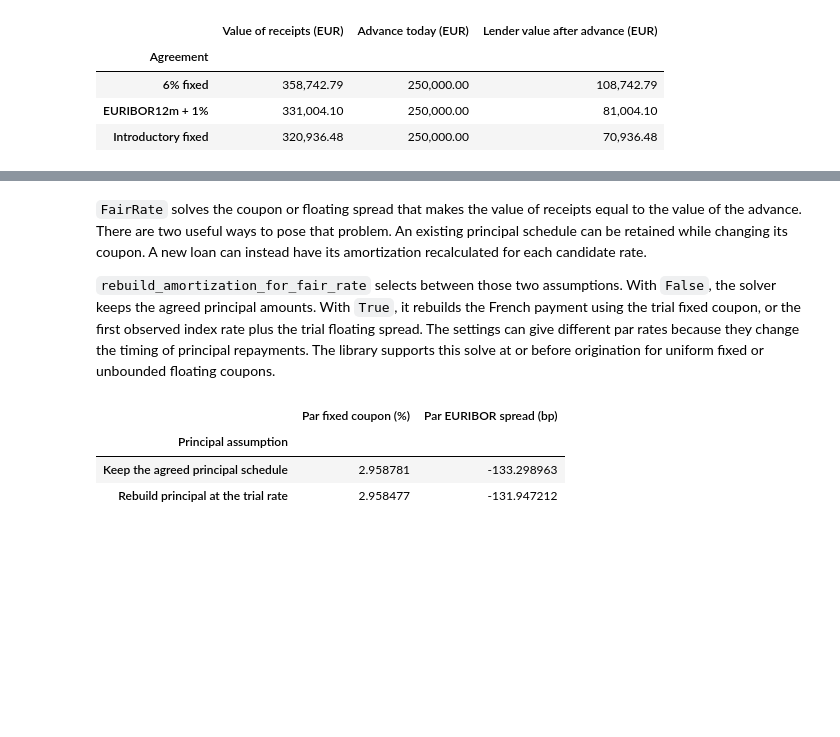
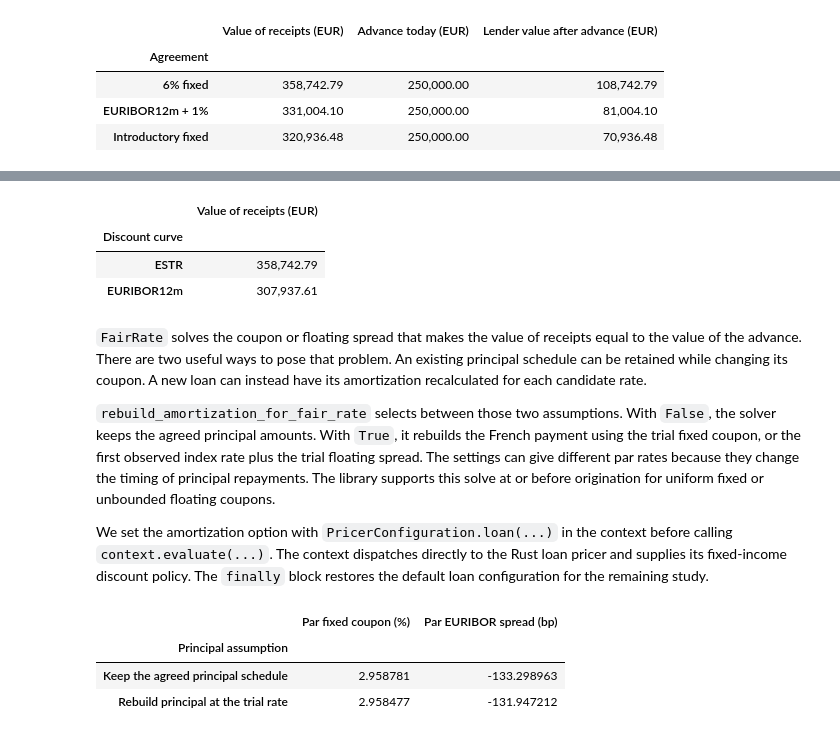
Before and after one commit to jmelo11/quantsupport, a Jupyter notebook: bindings/python/examples/valuation/loans/loans.ipynb, the cells around one changed output, grey strips where cells are left out. Saved outputs shown, nothing was run; the diff lists cells and outputs as text; code cells hidden in the pictures; blank space fills up the shorter version.

```diff
--- a/bindings/python/examples/valuation/loans/loans.ipynb
+++ b/bindings/python/examples/valuation/loans/loans.ipynb
@@ -278,9 +288,8 @@ repayment_choices = {
 repayment_comparison = []
 with context:
     for label, instrument in repayment_choices.items():
-        result = pricer.evaluate(
+        result = context.evaluate(
             trade=qs.Trade(instrument=instrument, trade_date=valuation_date),
-            context=context,
             requests=[qs.Request.Value, qs.Request.Cashflows],
         )
         payments = result.cashflows.groupby("payment_date").amount.sum()
@@ -361,9 +370,8 @@ display(
 
 context.fixings = known_fixings
 with context:
-    floating_result = pricer.evaluate(
+    floating_result = context.evaluate(
         trade=qs.Trade(instrument=floating, trade_date=valuation_date),
-        context=context,
         requests=requests,
     )
 floating_coupons = floating_result.cashflows.loc[
@@ -659,3 +685,28 @@ display(pd.DataFrame(origination_values).set_index("Agreement"))
+# %%
+euribor_discount_policy = qs.FixedIncomeDiscountPolicy(
+    discount_curve_by_currency={qs.Currency.EUR: qs.MarketIndex.EURIBOR12m}
+)
+context.fixed_income_policy = euribor_discount_policy
+try:
+    with context:
+        fixed_on_euribor = context.evaluate(
+            qs.Trade(fixed, valuation_date, qs.Side.LongReceive),
+            [qs.Request.Value, qs.Request.Cashflows],
+        )
+finally:
+    context.fixed_income_policy = estr_policy
+
+display(
+    pd.DataFrame(
+        {"Value of receipts (EUR)": [fixed_result.price, fixed_on_euribor.price]},
+        index=pd.Index(["ESTR", "EURIBOR12m"], name="Discount curve"),
+    )
+)
+# %% [output]
+|  | Value of receipts (EUR) |
+| Discount curve |  |
+| ESTR | 358,742.79 |
+| EURIBOR12m | 307,937.61 |
 # %% [markdown]
 `FairRate` solves the coupon or floating spread that makes the value of receipts
 equal to the value of the advance. There are two useful ways to pose that problem.
@@ -669,5 +720,11 @@ index rate plus the trial floating spread. The settings can give
 different par rates because they change the timing of principal repayments.
 The library supports this solve at or before origination for uniform fixed or
 unbounded floating coupons.
+
+We set the amortization option with `PricerConfiguration.loan(...)`
+in the context before calling `context.evaluate(...)`. The context
+dispatches directly to the Rust loan pricer and supplies its fixed-income
+discount policy. The `finally` block restores the default loan configuration
+for the remaining study.
 # %%
 fair_rate_comparison = []
```
Also changed, not shown: parts of 18 cells of this notebook, 25 other files.
